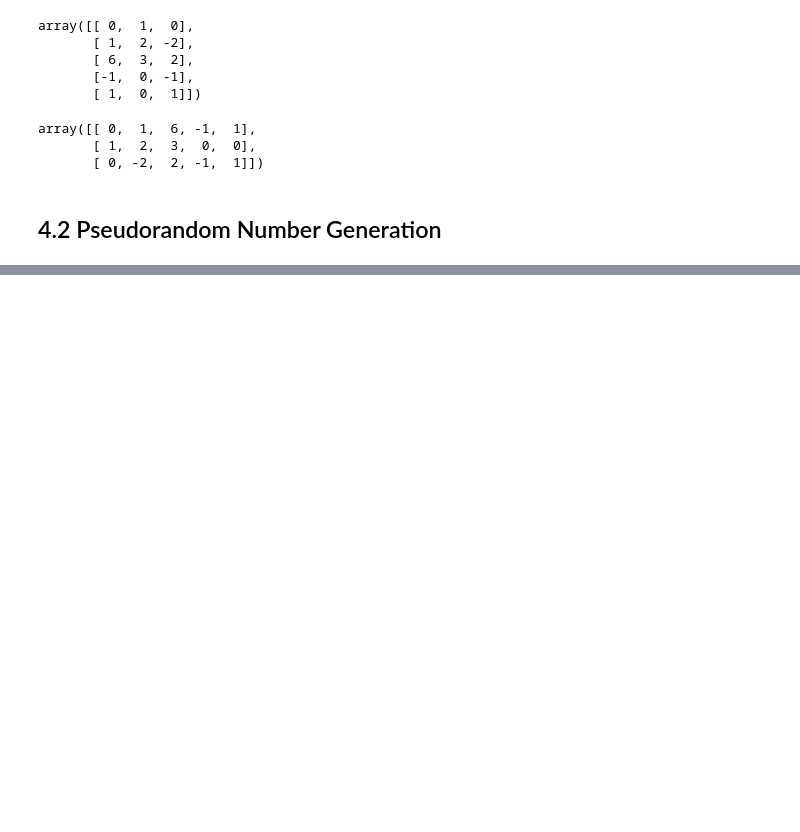
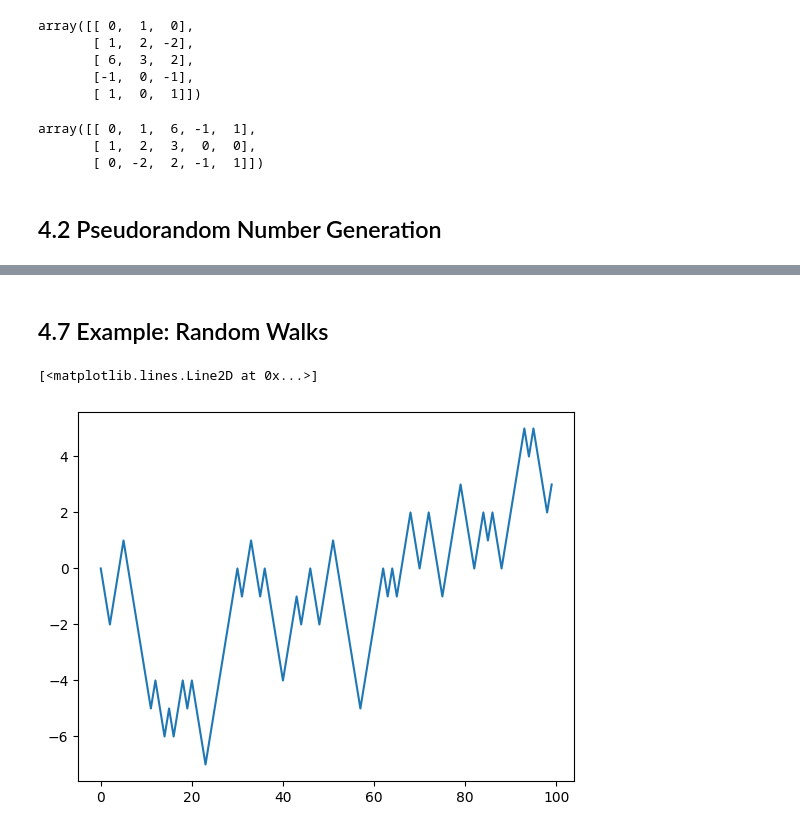
Before and after one commit to CKogut/WesCh4-numpy, a Jupyter notebook: Chapter4WorkAlong.ipynb, the cells around one changed output, grey strips where cells are left out. Saved outputs shown, nothing was run; the diff lists cells and outputs as text; code cells hidden in the pictures; blank space fills up the shorter version.

```diff
--- a/Chapter4WorkAlong.ipynb
+++ b/Chapter4WorkAlong.ipynb
@@ -585,0 +1024,16 @@ array([[ 0,  1,  6, -1,  1],
+# %% [markdown]
+## 4.7 Example: Random Walks
+# %%
+import random
+position = 0
+walk = [position]
+nsteps = 1000
+for _ in range(nsteps):
+    step = 1 if random.randint(0, 1) else -1
+    position += step
+    walk.append(position)
+# %%
+plt.plot(walk[:100])
+# %% [output]
+[<matplotlib.lines.Line2D at 0x...>]
+[figure, added]
```
Also changed, not shown: parts of 144 cells of this notebook, 3 other files.
